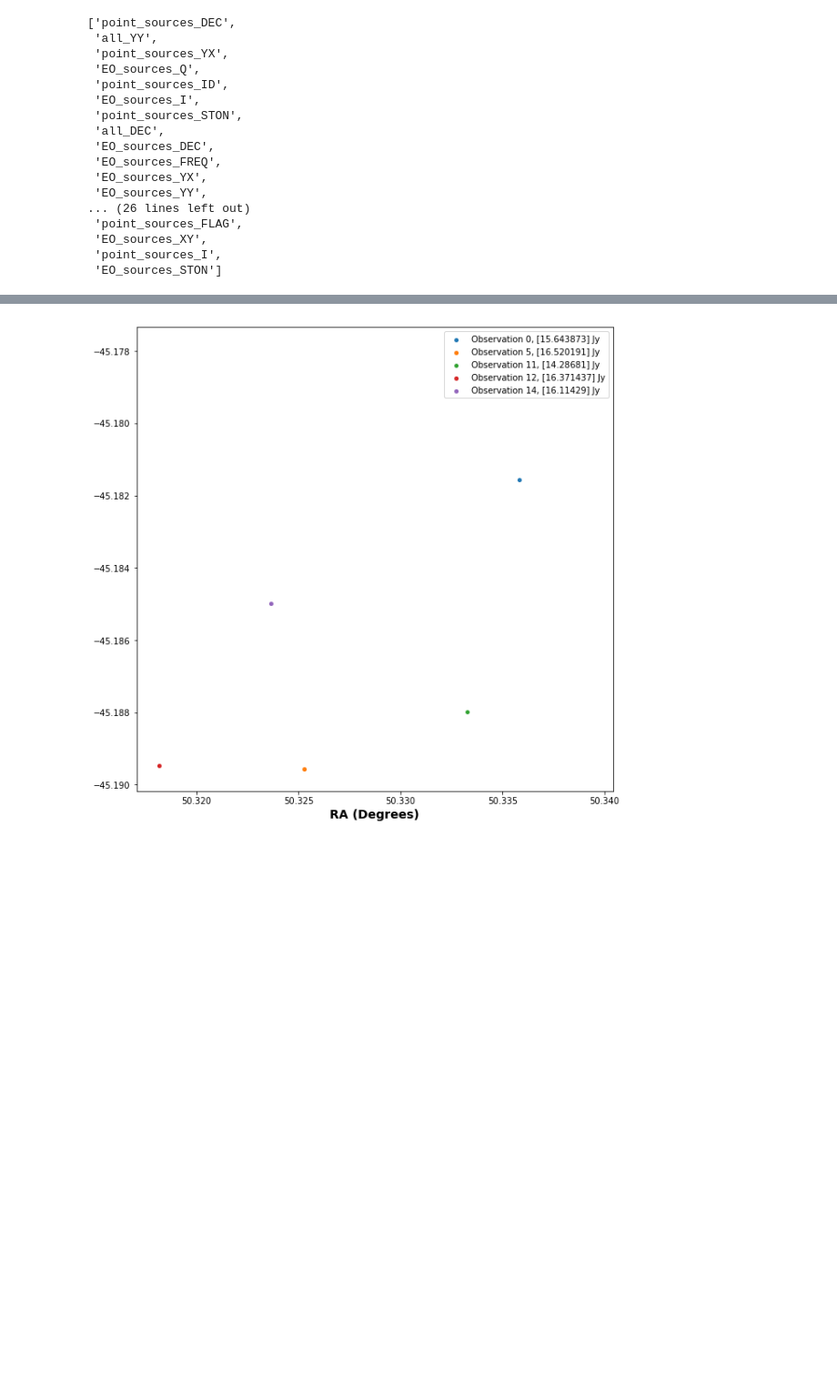
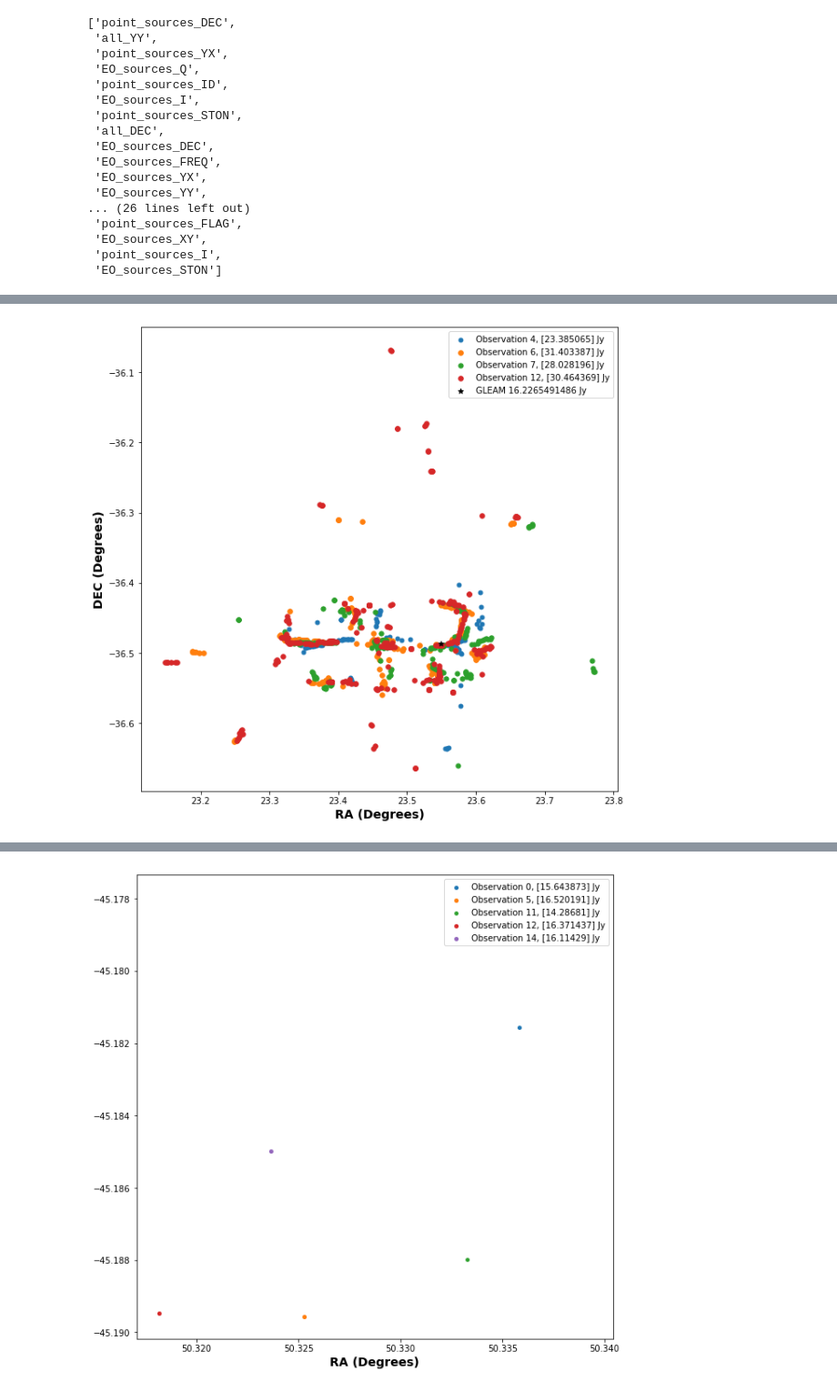
Before and after one commit to kelceydavis33/uwashchamp2019, a Jupyter notebook: GLEAM_Matching.ipynb, the cells around one changed output, grey strips where cells are left out. Shown at 91% size. Drawn from its saved outputs; the diff is of its cells as text; code cells hidden in the pictures; blank space fills up the shorter version.

```diff
--- a/GLEAM_Matching.ipynb
+++ b/GLEAM_Matching.ipynb
@@ -520,0 +518,20 @@ table.loc[i]
+# %%
+index = 81958
+
+mags = table.loc[index][3::7]
+mags_eo = table.loc[index][9::7]
+ras = np.array(table.loc[index][7::7])
+decs = np.array(table.loc[index][8::7])
+mag_change = []
+for i in range(0, len(mags)):
+    if mags[i] !=0:
+        mag_change.append(mags[i])
+        plt.scatter(ras[i], decs[i], s = mags[i], label = 'Observation {}, {} Jy'.format(i+1, mags[i]))
+        plt.xlabel('RA (Degrees)')
+        plt.ylabel('DEC (Degrees)')
+        plt.legend();
+plt.scatter(table.loc[index]['RA'], table.loc[index]['DEC'], color = 'k', marker = '*',
+            label = 'GLEAM {} Jy'.format(table.loc[index]['Mag GLEAM']))
+plt.legend();
+# %% [output]
+[figure, added]
```
Also changed, not shown: parts of 35 cells of this notebook.
